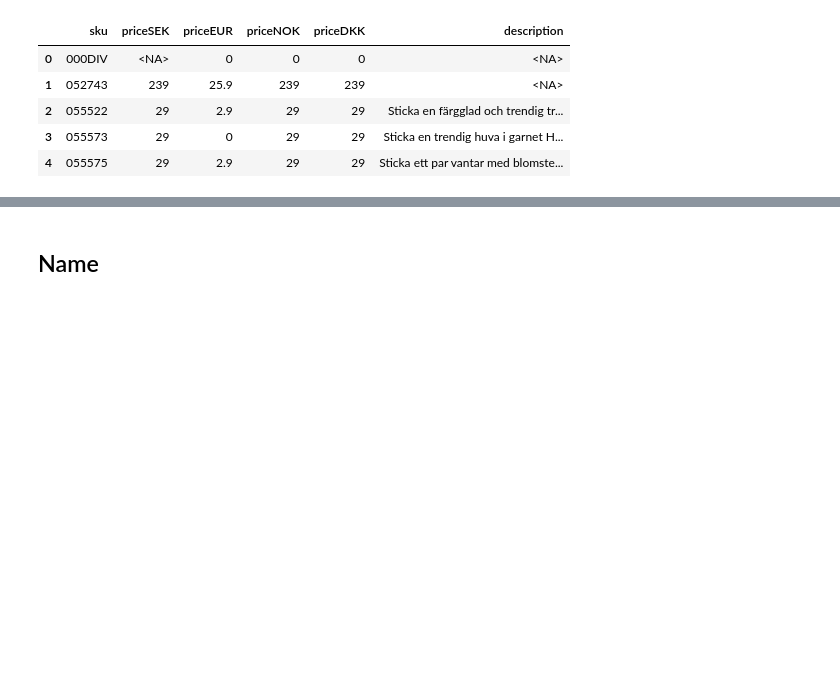
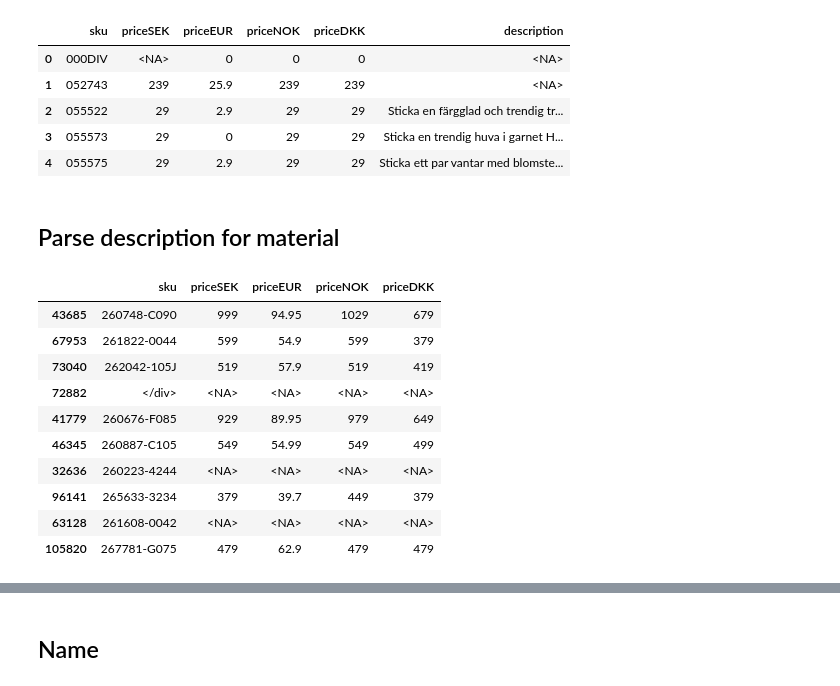
Before and after one commit to maria-lagerholm/itcm_recommendation_engine, a Jupyter notebook: notebooks/eda_articles.ipynb, the cells around one changed output, grey strips where cells are left out. Drawn from its saved outputs; the diff is of its cells as text; code cells hidden in the pictures; blank space fills up the shorter version.

```diff
--- a/notebooks/eda_articles.ipynb
+++ b/notebooks/eda_articles.ipynb
@@ -85,3 +88,5 @@ with pd.option_context('display.max_colwidth', None, 'display.width', 0, 'displa
 | 2 | 055522 | 29 | 2.9 | 29 | 29 | Sticka en färgglad och trendig tr... |
 | 3 | 055573 | 29 | 0 | 29 | 29 | Sticka en trendig huva i garnet H... |
 | 4 | 055575 | 29 | 2.9 | 29 | 29 | Sticka ett par vantar med blomste... |
+# %% [markdown]
+## Parse description for material
@@ -88,3 +187,20 @@ with pd.option_context('display.max_colwidth', None, 'display.width', 0, 'displa
+# %%
+pd.set_option('display.max_columns', None)
+pd.set_option('display.width', 2000)
+pd.set_option('display.max_colwidth', None)
+articles_selected.sample(10)
+# %% [output]
+|  | sku | priceSEK | priceEUR | priceNOK | priceDKK |
+| 43685 | 260748-C090 | 999 | 94.95 | 1029 | 679 |
+| 67953 | 261822-0044 | 599 | 54.9 | 599 | 379 |
+| 73040 | 262042-105J | 519 | 57.9 | 519 | 419 |
+| 72882 | </div> | <NA> | <NA> | <NA> | <NA> |
+| 41779 | 260676-F085 | 929 | 89.95 | 979 | 649 |
+| 46345 | 260887-C105 | 549 | 54.99 | 549 | 499 |
+| 32636 | 260223-4244 | <NA> | <NA> | <NA> | <NA> |
+| 96141 | 265633-3234 | 379 | 39.7 | 449 | 379 |
+| 63128 | 261608-0042 | <NA> | <NA> | <NA> | <NA> |
+| 105820 | 267781-G075 | 479 | 62.9 | 479 | 479 |
 # %%
 # Merge articles_selected into articles on 'sku'
 articles = articles.merge(articles_selected, on='sku', how='left')
```
Also changed, not shown: parts of 8 cells of this notebook, 5 other files.
